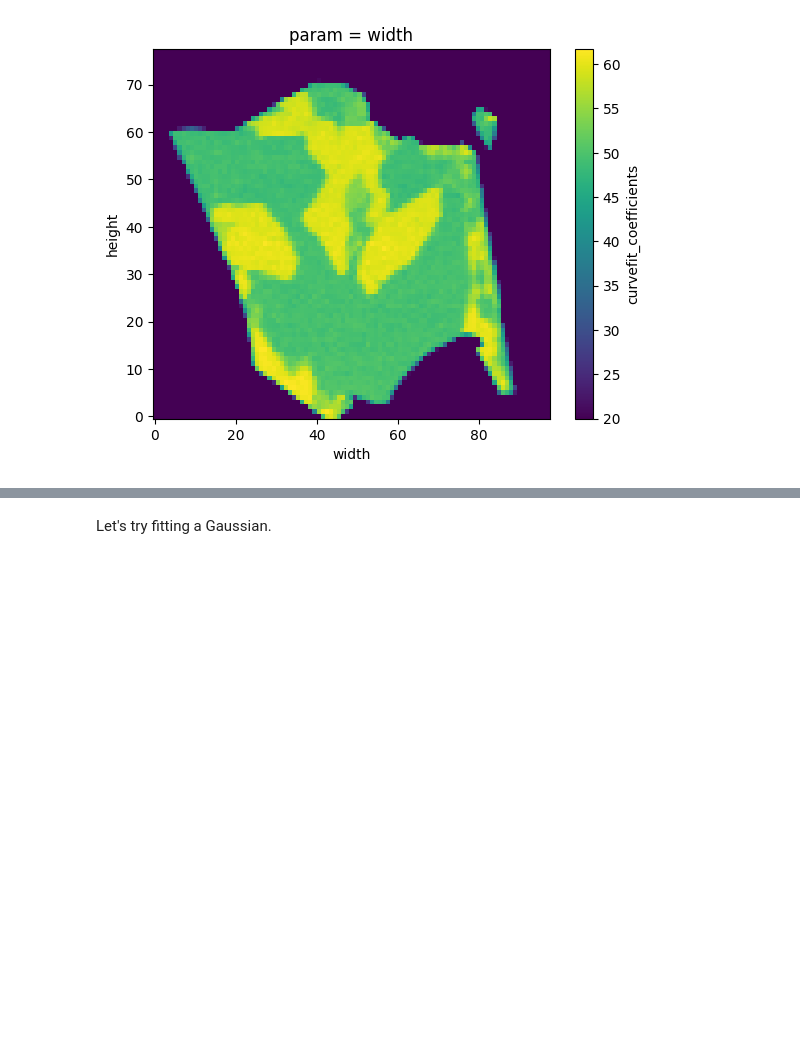
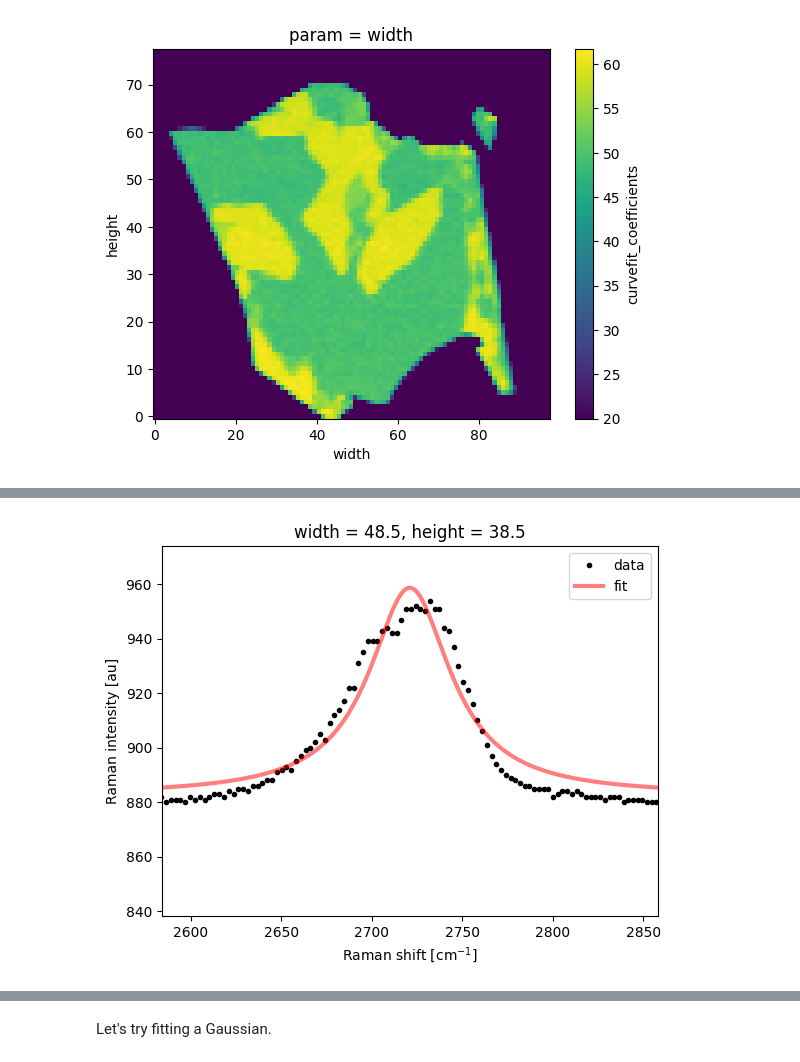
Before and after one commit to zrbyte/ramantools, a Jupyter notebook: ramantools tutorial.ipynb, the cells around one changed output, grey strips where cells are left out. Cells and saved outputs as stored; diff of their text form; code cells hidden in the pictures; blank space fills up the shorter version.

```diff
--- a/ramantools tutorial.ipynb
+++ b/ramantools tutorial.ipynb
@@ -508,0 +538,5 @@ mapfit['curvefit_coefficients'].sel(param = 'width').plot()
+# %%
+p = {'x0': 2724, 'ampl': 313, 'width': 49, 'offset': 900}
+mapfit_gmask = rt.peakfit(gfilter_map, stval = p, toplot = True)
+# %% [output]
+[figure, added]
```
Also changed, not shown: parts of 11 cells of this notebook.
